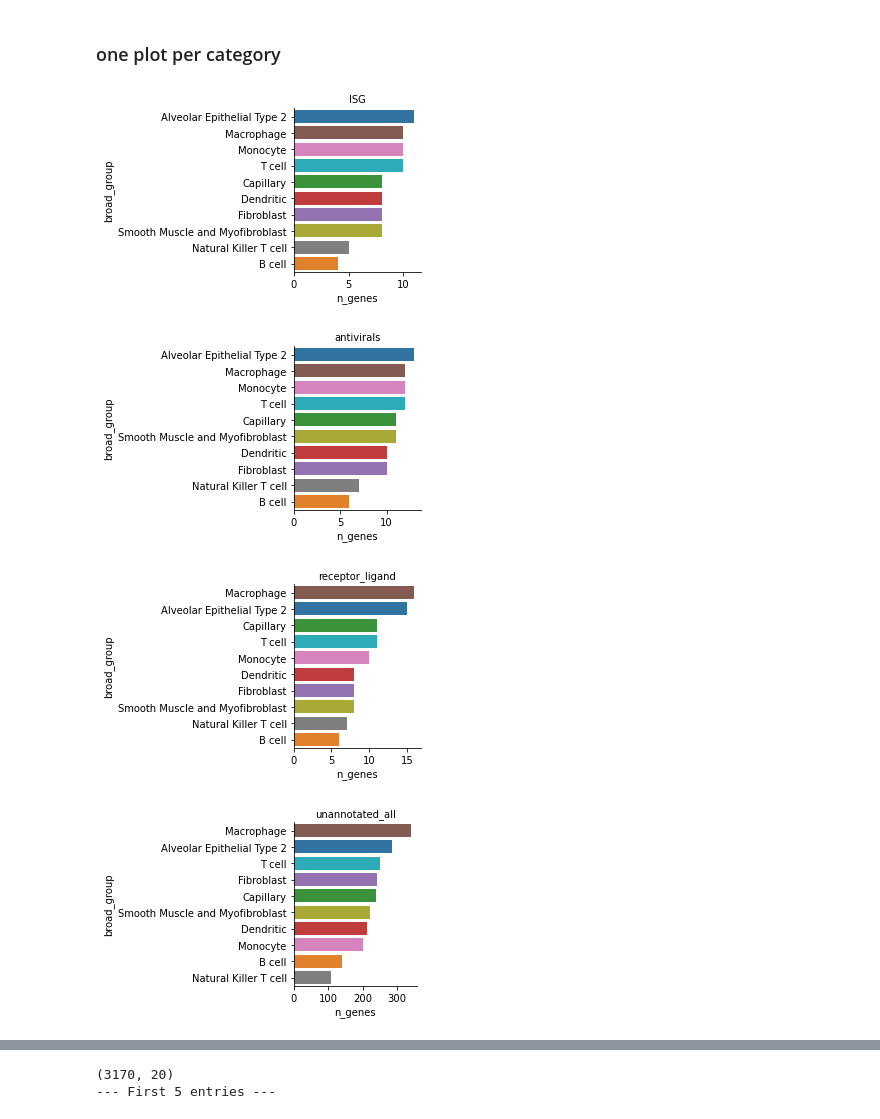
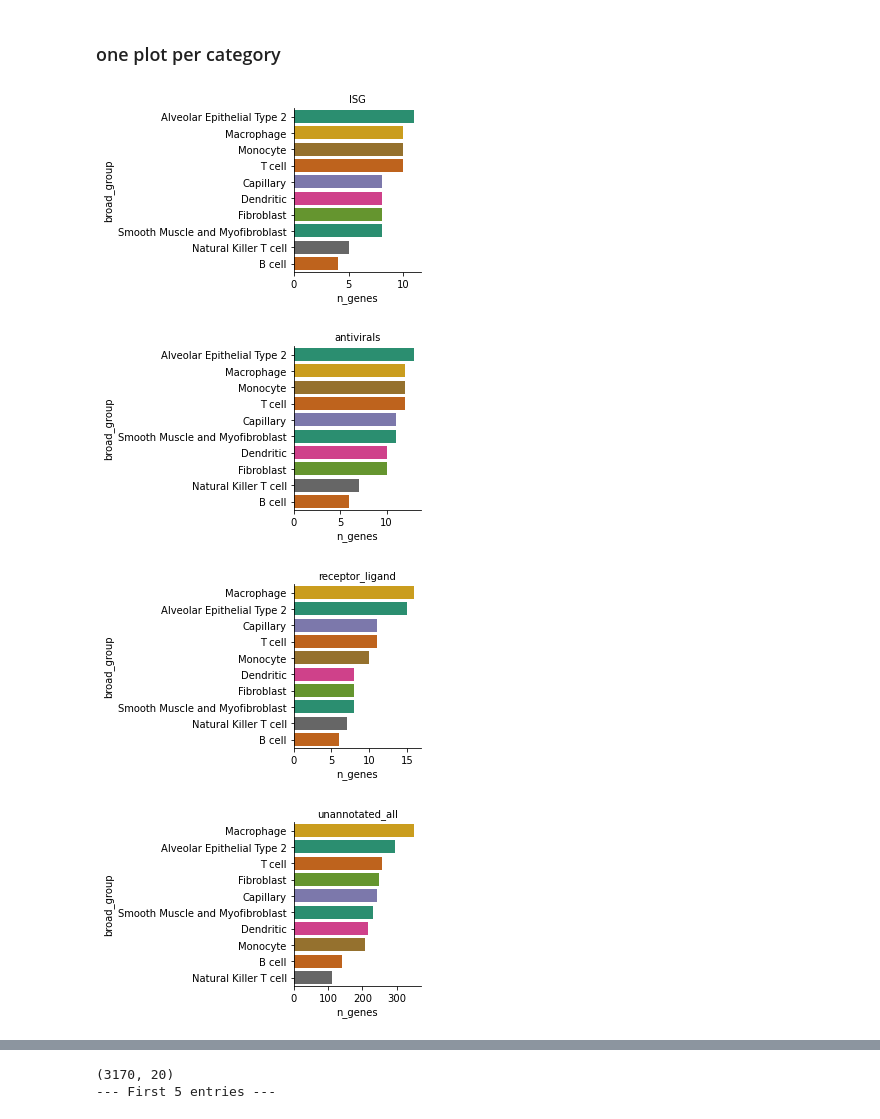
Before and after one commit to czbiohub-sf/scrnaseq-for-the-99-percent, a Jupyter notebook: notebooks/346_bat_unaligned_kmers_in_human.ipynb, the cells around one changed output, grey strips where cells are left out. Drawn from its saved outputs; the diff is of its cells as text; code cells hidden in the pictures.

```diff
--- a/notebooks/346_bat_unaligned_kmers_in_human.ipynb
+++ b/notebooks/346_bat_unaligned_kmers_in_human.ipynb
@@ -175,3 +194,5 @@ bat_unaligned_hashes = set(bat_unaligned.hashval)
 len(bat_unaligned_hashes)
 # %% [output]
 1480071
+# %%
+human.hashval = human.hashval.astype(str)
@@ -249,6 +322,7 @@ g = sns.catplot(
     data=bat_unaligned_in_human_n_genes,
     kind='bar',
     height=3,
+    palette='Dark2'
 #     sharey=False,
 )
 g.set_titles("{col_name}")
@@ -258,35 +338,35 @@ g.set_titles("{col_name}")
+# %%
+celltype_palette = dict(
+    zip(
+        sorted(bat_unaligned_in_human_n_genes.broad_group.unique()),
+        sns.color_palette("Dark2", n_colors=10),
+    ),
+)
 # %% [markdown]
 ### one plot per category
 # %%
-celltype_palette = dict(
-    zip(
-        sorted(bat_unaligned_in_human_n_genes.broad_group.unique()),
-        sns.color_palette("tab10", n_colors=10),
-    ),
-)
-
 for gene_group, df in bat_unaligned_in_human_n_genes.groupby("gene_category"):
     df = df.sort_values("n_genes", ascending=False)
     g = sns.catplot(
         y="broad_group",
         x="n_genes",
         col="gene_category",
         sharex=False,
         data=df,
         order=df.broad_group,
         palette=celltype_palette,
         kind="bar",
         height=3,
         aspect=1.5,
         #     sharey=False,
     )
     g.set_titles("{col_name}")
     pdf = os.path.join(figure_folder, f'barplot__unannotated_genes_found_in_unaligned_kmers__{gene_group}.pdf')
     g.savefig(pdf)
     png = pdf.replace('.pdf', '.png')
     g.savefig(png)
 # %% [output]
-[figure, old version]
+[figure, new version]
-[figure, old version]
+[figure, new version]
-[figure, old version]
+[figure, new version]
-[figure, old version]
+[figure, new version]
```
Also changed, not shown: parts of 15 cells of this notebook, 7 other files.
